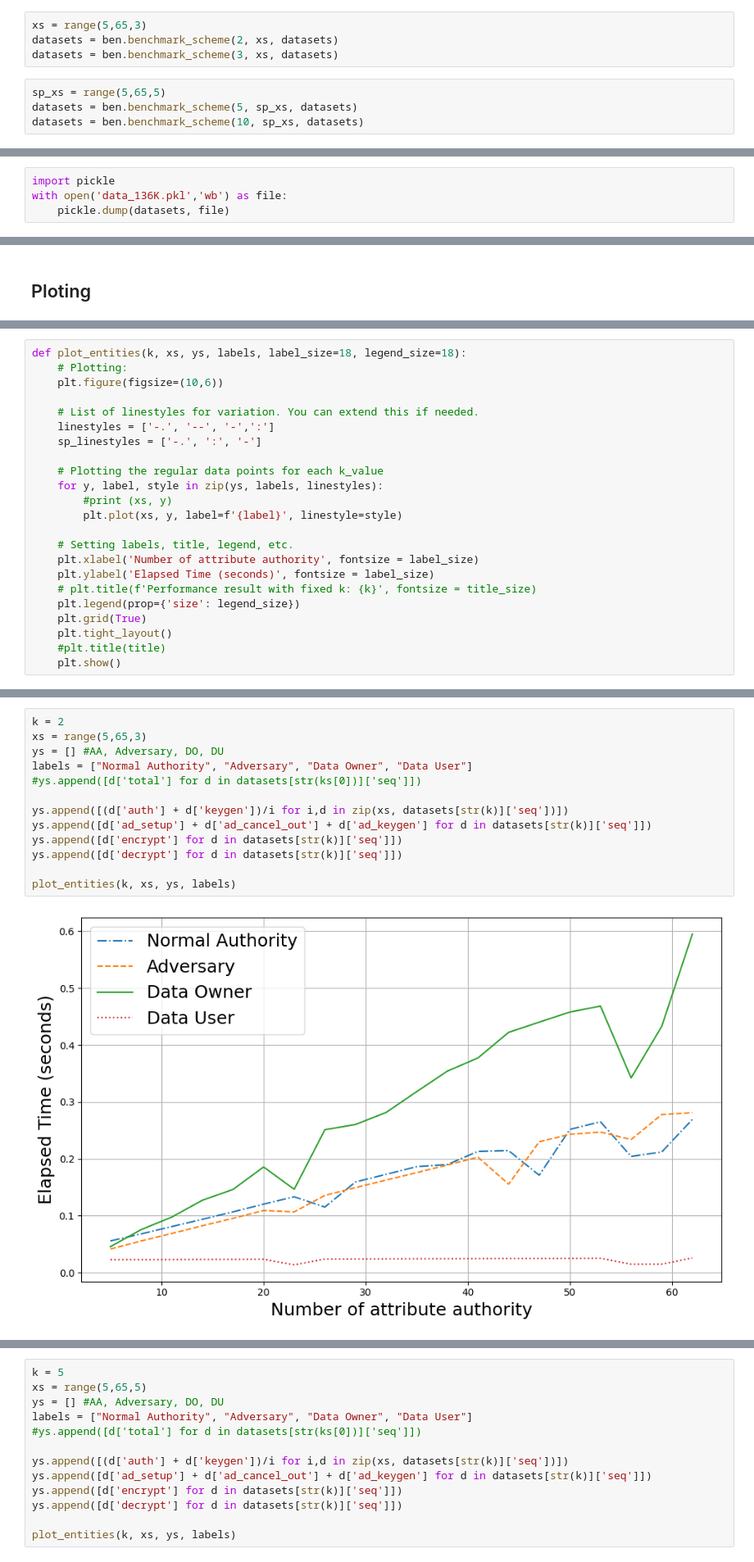
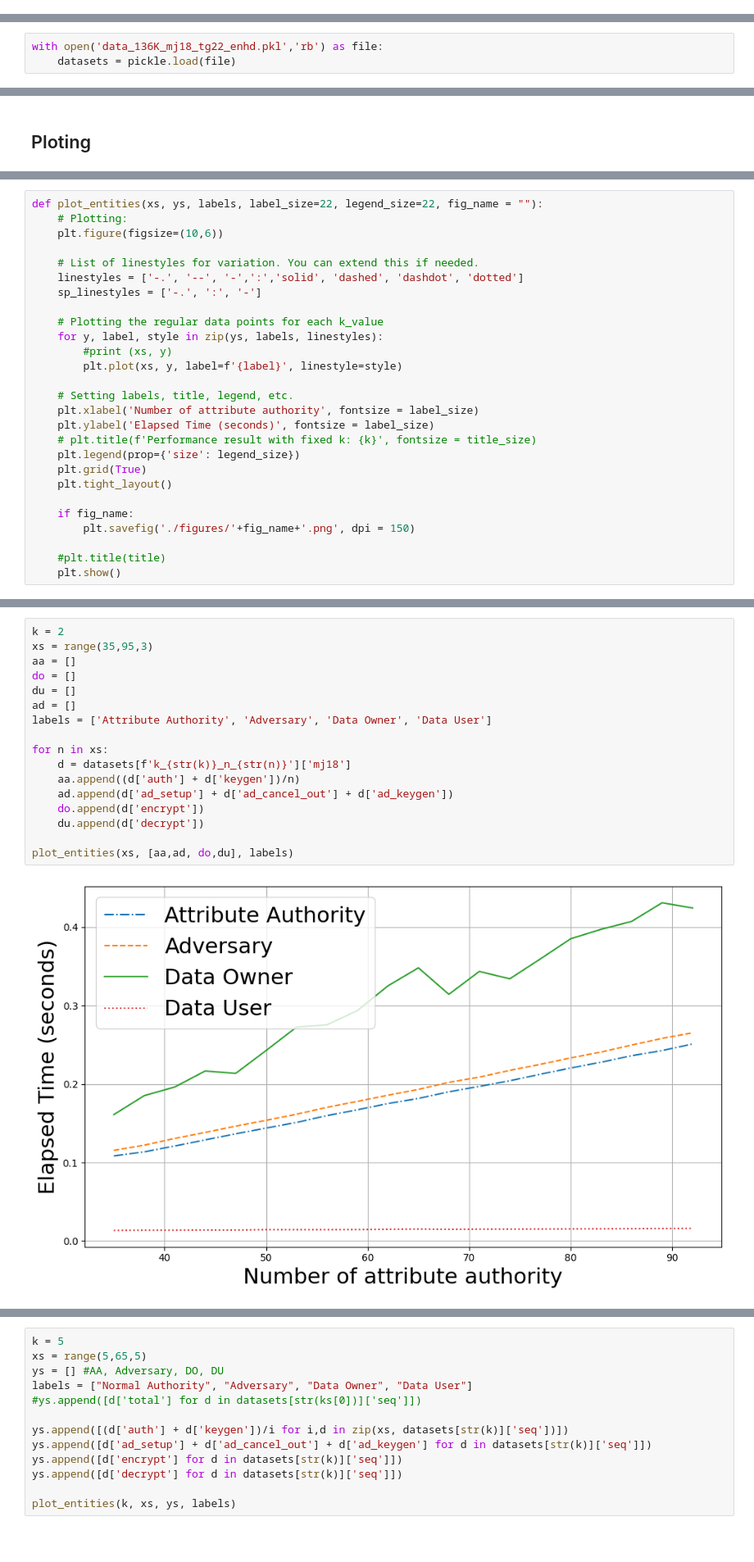
Before and after one commit to Guy1m0/Attack-on-IPPE, a Jupyter notebook: TrustCom.ipynb, the cells around one changed output, grey strips where cells are left out. Shown at 82% size. Cells and saved outputs as stored; diff of their text form; blank space fills up the shorter version.

Commit message:
start plot_cost_pct func

```diff
--- a/TrustCom.ipynb
+++ b/TrustCom.ipynb
@@ -19,8 +12,0 @@ datasets = defaultdict(str)
-# %%
-xs = range(5,65,3)
-datasets = ben.benchmark_scheme(2, xs, datasets)
-datasets = ben.benchmark_scheme(3, xs, datasets)
-# %%
-sp_xs = range(5,65,5)
-datasets = ben.benchmark_scheme(5, sp_xs, datasets)
-datasets = ben.benchmark_scheme(10, sp_xs, datasets)
@@ -45,4 +13,3 @@ Enhanced Sys cost:  50.475974798202515
 # %%
-import pickle
-with open('data_136K.pkl','wb') as file:
-    pickle.dump(datasets, file)
+with open('data_136K_mj18_tg22_enhd.pkl','rb') as file:
+    datasets = pickle.load(file)
@@ -53,10 +23,10 @@ with open('data_136K.pkl','wb') as file:
 # %%
-def plot_entities(k, xs, ys, labels, label_size=18, legend_size=18):
+def plot_entities(xs, ys, labels, label_size=22, legend_size=22, fig_name = ""):
     # Plotting:
     plt.figure(figsize=(10,6))
 
     # List of linestyles for variation. You can extend this if needed.
-    linestyles = ['-.', '--', '-',':']
+    linestyles = ['-.', '--', '-',':','solid', 'dashed', 'dashdot', 'dotted']
     sp_linestyles = ['-.', ':', '-']
 
     # Plotting the regular data points for each k_value
@@ -71,5 +41,9 @@ def plot_entities(k, xs, ys, labels, label_size=18, legend_size=18):
     plt.legend(prop={'size': legend_size})
     plt.grid(True)
     plt.tight_layout()
+
+    if fig_name:
+        plt.savefig('./figures/'+fig_name+'.png', dpi = 150)
+
     #plt.title(title)
     plt.show()
@@ -76,15 +137,19 @@ def plot_entities(k, xs, ys, labels, label_size=18, legend_size=18):
 # %%
 k = 2
-xs = range(5,65,3)
-ys = [] #AA, Adversary, DO, DU
-labels = ["Normal Authority", "Adversary", "Data Owner", "Data User"]
-#ys.append([d['total'] for d in datasets[str(ks[0])]['seq']])
+xs = range(35,95,3)
+aa = []
+do = []
+du = []
+ad = []
+labels = ['Attribute Authority', 'Adversary', 'Data Owner', 'Data User']
 
-ys.append([(d['auth'] + d['keygen'])/i for i,d in zip(xs, datasets[str(k)]['seq'])])
-ys.append([d['ad_setup'] + d['ad_cancel_out'] + d['ad_keygen'] for d in datasets[str(k)]['seq']])
-ys.append([d['encrypt'] for d in datasets[str(k)]['seq']])
-ys.append([d['decrypt'] for d in datasets[str(k)]['seq']])
+for n in xs:
+    d = datasets[f'k_{str(k)}_n_{str(n)}']['mj18']
+    aa.append((d['auth'] + d['keygen'])/n)
+    ad.append(d['ad_setup'] + d['ad_cancel_out'] + d['ad_keygen'])
+    do.append(d['encrypt'])
+    du.append(d['decrypt'])
 
-plot_entities(k, xs, ys, labels)
+plot_entities(xs, [aa,ad, do,du], labels)
 # %% [output]
-[figure, old version]
+[figure, new version]
```
Also changed, not shown: parts of 15 cells of this notebook.
